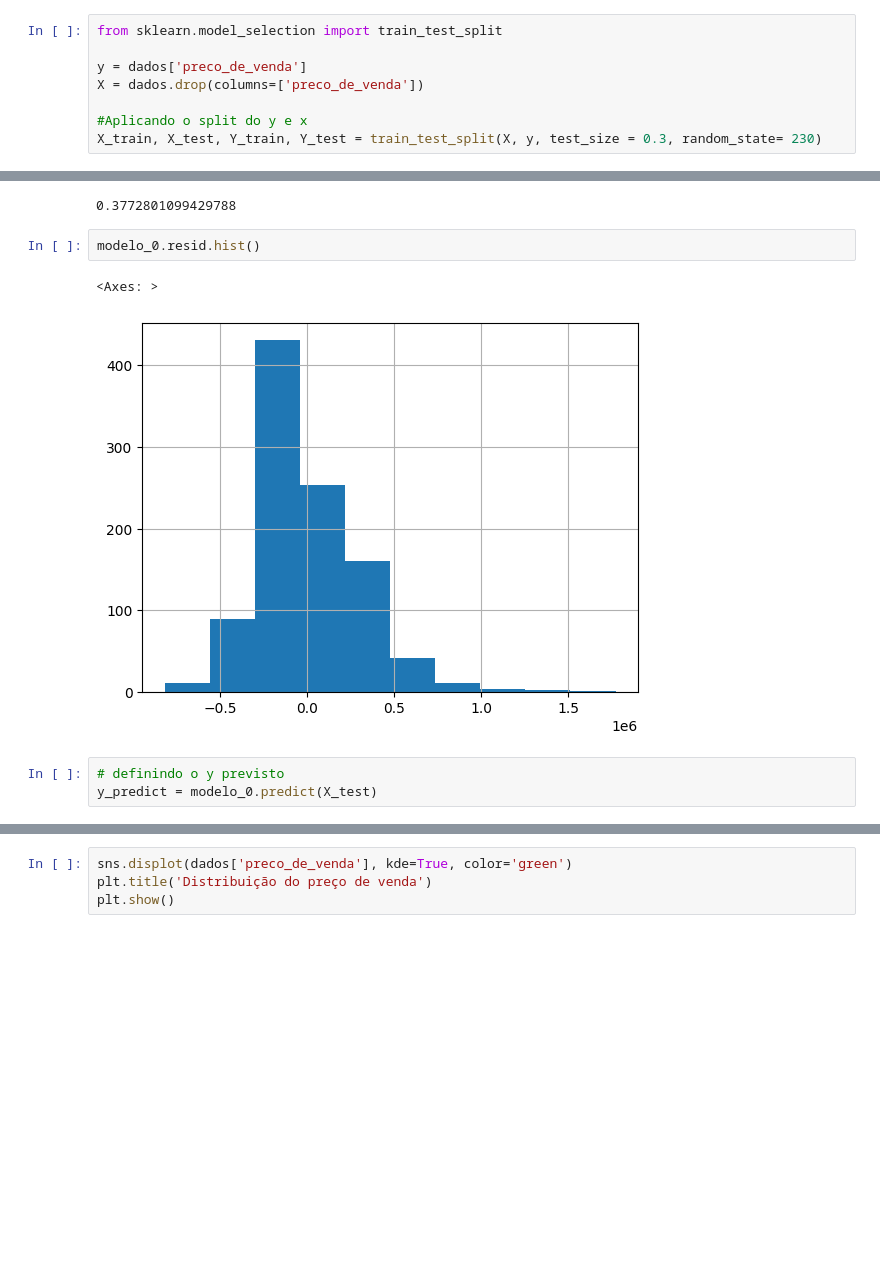
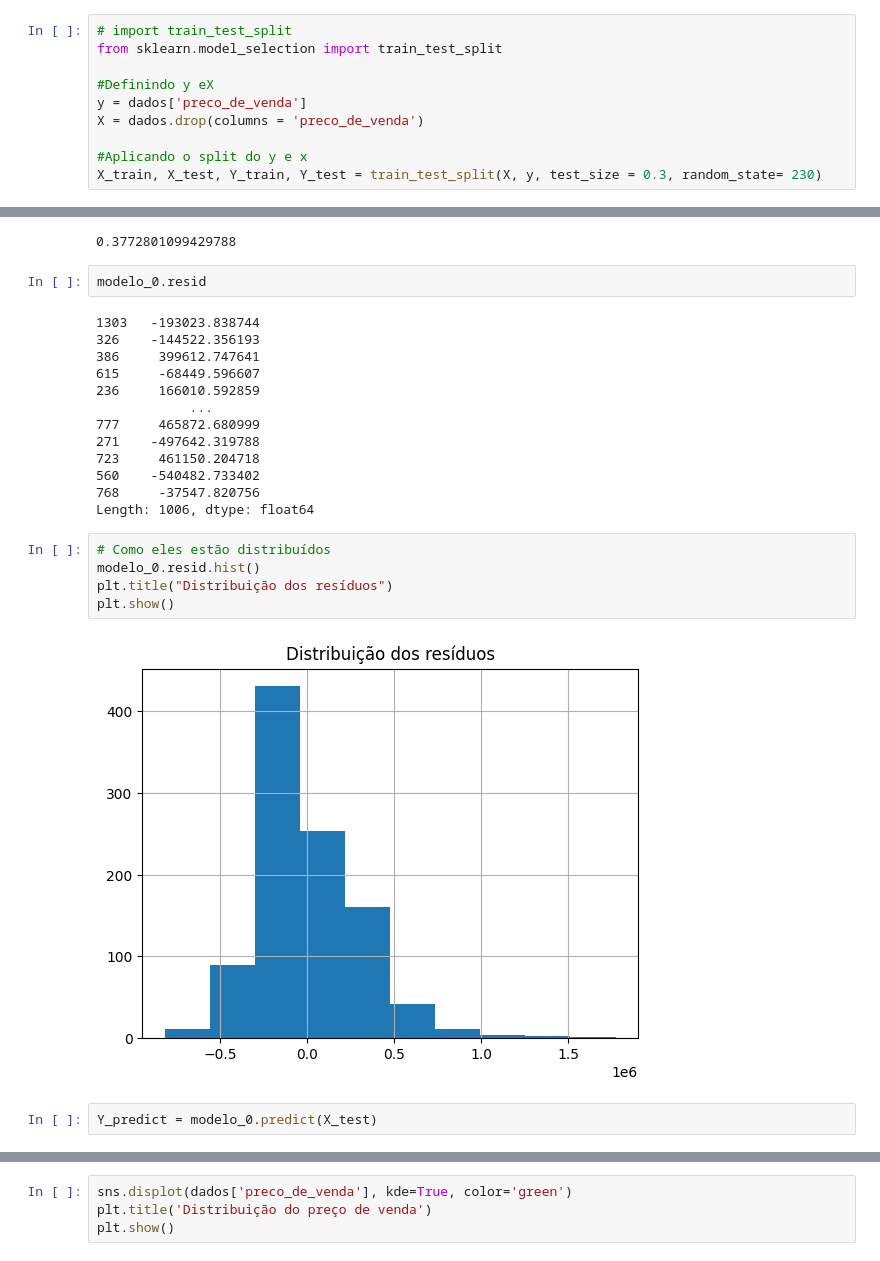
Before and after one commit to leokaos/python, a Jupyter notebook: CURSO REGRESSAO/AULA.ipynb, the cells around one changed output, grey strips where cells are left out. Cells and saved outputs as stored; diff of their text form; blank space fills up the shorter version.

```diff
--- a/CURSO REGRESSAO/AULA.ipynb
+++ b/CURSO REGRESSAO/AULA.ipynb
@@ -49,8 +87,10 @@ px.scatter(dados, x="area_primeiro_andar", y="preco_de_venda", trendline_color_o
 # %%
+# import train_test_split
 from sklearn.model_selection import train_test_split
 
+#Definindo y eX
 y = dados['preco_de_venda']
-X = dados.drop(columns=['preco_de_venda'])
+X = dados.drop(columns = 'preco_de_venda')
 
 #Aplicando o split do y e x
 X_train, X_test, Y_train, Y_test = train_test_split(X, y, test_size = 0.3, random_state= 230)
@@ -92,11 +135,27 @@ modelo_0.rsquared
 # %% [output]
 0.3772801099429788
 # %%
-modelo_0.resid.hist()
+modelo_0.resid
 # %% [output]
-<Axes: >
+1303   -193023.838744
+326    -144522.356193
+386     399612.747641
+615     -68449.596607
+236     166010.592859
+            ...
+777     465872.680999
+271    -497642.319788
+723     461150.204718
+560    -540482.733402
+768     -37547.820756
+Length: 1006, dtype: float64
-[figure, removed]
+# %%
+# Como eles estão distribuídos
+modelo_0.resid.hist()
+plt.title("Distribuição dos resíduos")
+plt.show()
+# %% [output]
+[figure, added]
 # %%
-# definindo o y previsto
-y_predict = modelo_0.predict(X_test)
+Y_predict = modelo_0.predict(X_test)
 # %%
```
Also changed, not shown: parts of 50 cells of this notebook, 5 other files.
